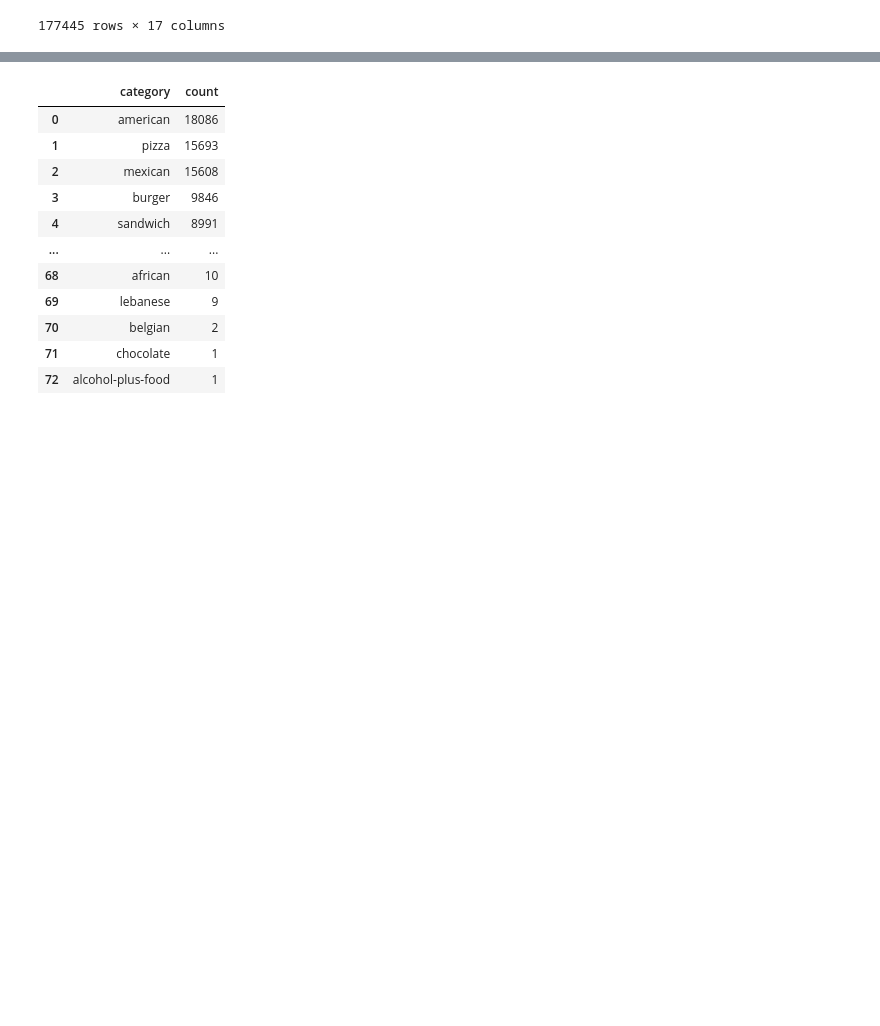
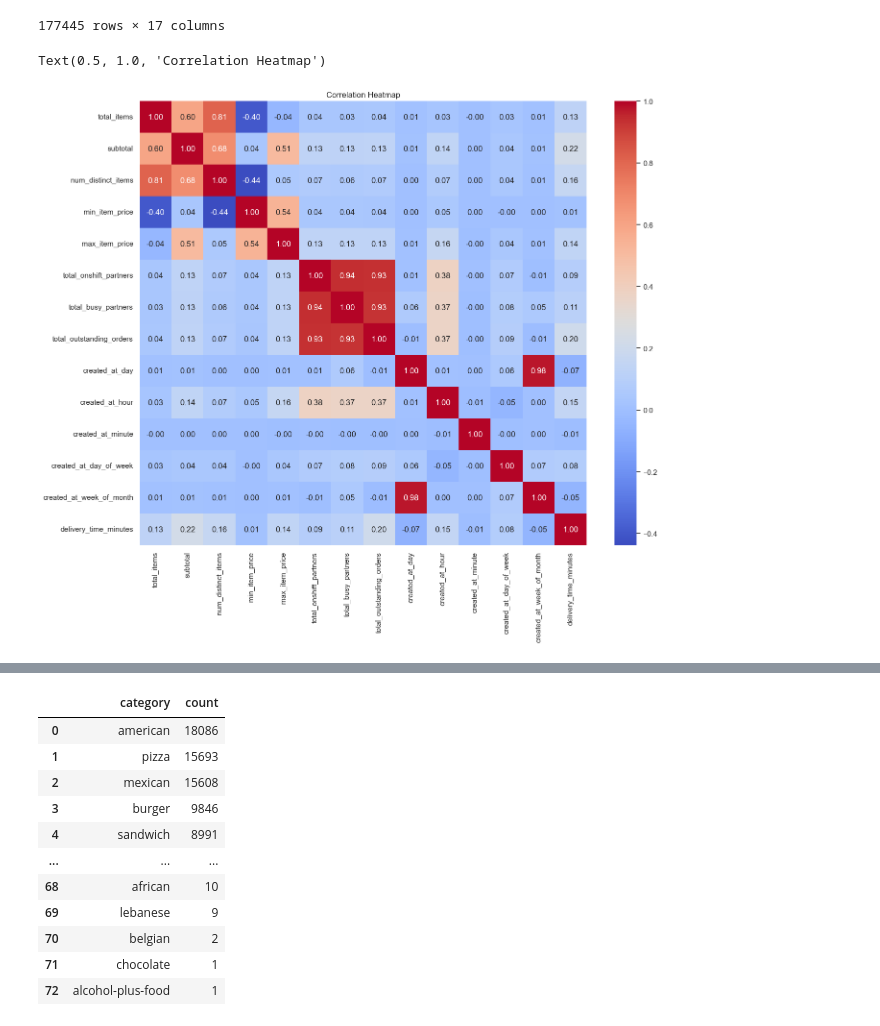
Before and after one commit to gautamnaik1994/PorterLogisticsDeepLearningCaseStudy, a Jupyter notebook: notebooks/03.MLDLDataPreparation.ipynb, the cells around one changed output, grey strips where cells are left out. Saved outputs shown, nothing was run; the diff lists cells and outputs as text; code cells hidden in the pictures; blank space fills up the shorter version.

```diff
--- a/notebooks/03.MLDLDataPreparation.ipynb
+++ b/notebooks/03.MLDLDataPreparation.ipynb
@@ -86,3 +89,10 @@ df
 | 177542 | 1.0 | sandwich | 1 | 1 | 1175 | 1 | ... |
 | 177543 | 1.0 | sandwich | 1 | 4 | 2605 | 4 | ... |
 177445 rows × 17 columns
+# %%
+plt.figure(figsize=(15, 12))
+sns.heatmap(df.drop(['market_id', 'store_primary_category', 'order_protocol'], axis=1).corr(), annot=True, fmt=".2f", cmap="coolwarm")
+plt.title("Correlation Heatmap")
+# %% [output]
+Text(0.5, 1.0, 'Correlation Heatmap')
+[figure, added]
```
Also changed, not shown: parts of 22 cells of this notebook, 4 other files.
